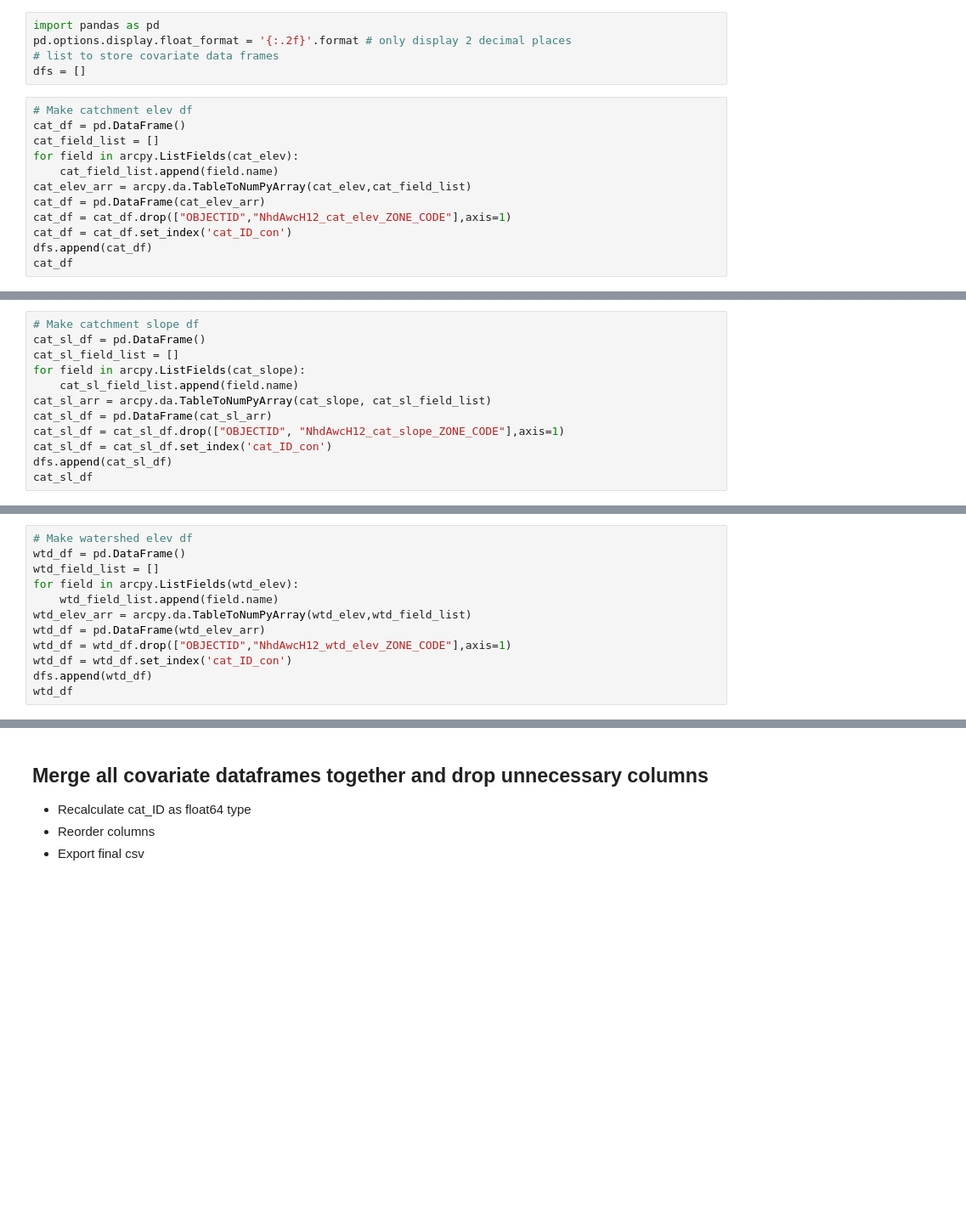
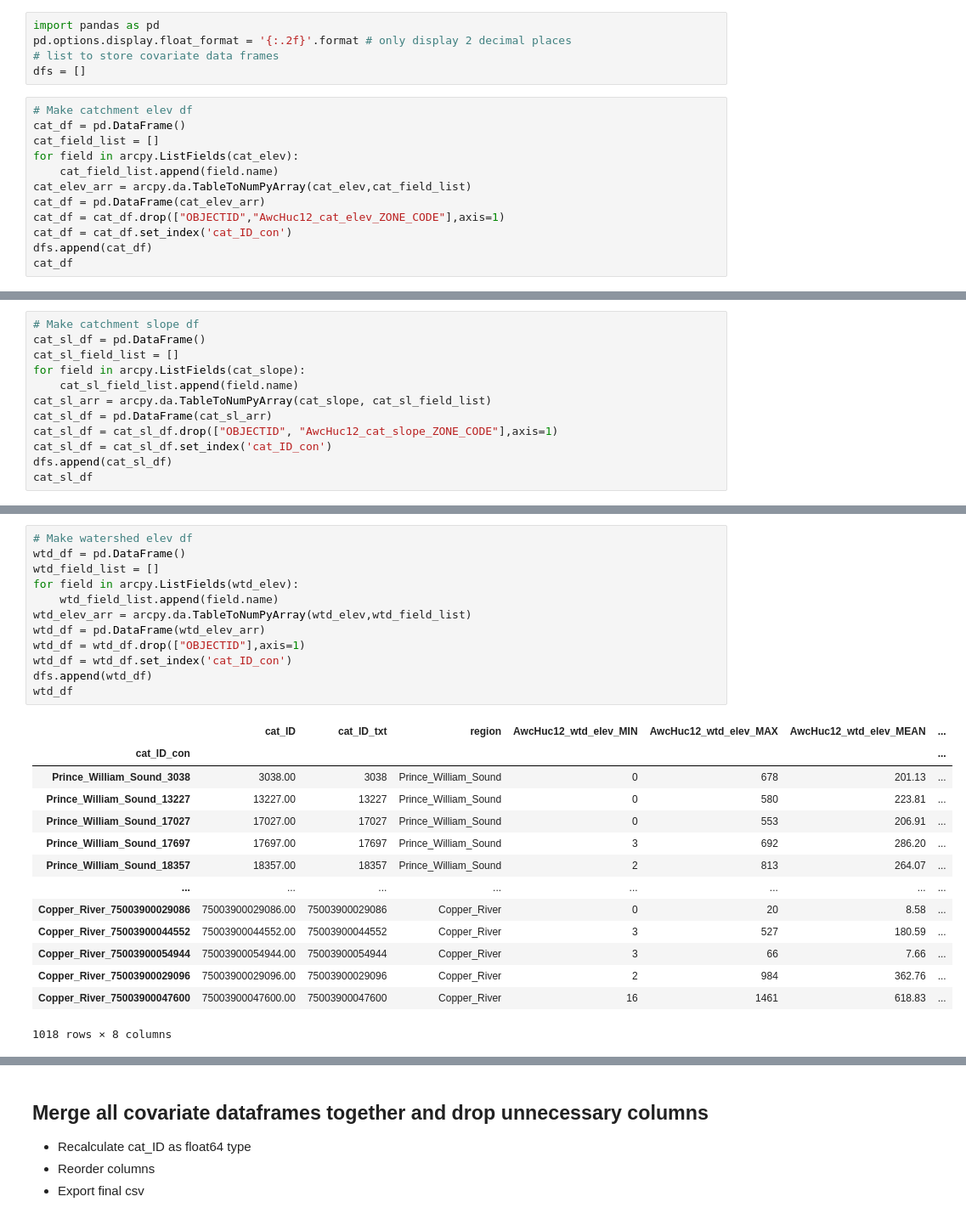
Before and after one commit to erinlarson/AKSSF, a Jupyter notebook: data_preparation/sensitivity_drivers/landcover/AKSSF_AWC_HUC12s_Covariates.ipynb, the cells around one changed output, grey strips where cells are left out. Shown at 85% size. Cells and saved outputs as stored; diff of their text form; blank space fills up the shorter version.

Commit message:
Finalize code for NHDPlus Regions and Prince William Sound. Run for all regions and export all tables.  Still need to qc in ArcGIS but script runs without error.

```diff
--- a/data_preparation/sensitivity_drivers/landcover/AKSSF_AWC_HUC12s_Covariates.ipynb
+++ b/data_preparation/sensitivity_drivers/landcover/AKSSF_AWC_HUC12s_Covariates.ipynb
@@ -2063,7 +2095,7 @@ for field in arcpy.ListFields(cat_elev):
     cat_field_list.append(field.name)
 cat_elev_arr = arcpy.da.TableToNumPyArray(cat_elev,cat_field_list)
 cat_df = pd.DataFrame(cat_elev_arr)
-cat_df = cat_df.drop(["OBJECTID","NhdAwcH12_cat_elev_ZONE_CODE"],axis=1)
+cat_df = cat_df.drop(["OBJECTID","AwcHuc12_cat_elev_ZONE_CODE"],axis=1)
 cat_df = cat_df.set_index('cat_ID_con')
 dfs.append(cat_df)
 cat_df
@@ -2075,7 +2122,7 @@ for field in arcpy.ListFields(cat_slope):
     cat_sl_field_list.append(field.name)
 cat_sl_arr = arcpy.da.TableToNumPyArray(cat_slope, cat_sl_field_list)
 cat_sl_df = pd.DataFrame(cat_sl_arr)
-cat_sl_df = cat_sl_df.drop(["OBJECTID", "NhdAwcH12_cat_slope_ZONE_CODE"],axis=1)
+cat_sl_df = cat_sl_df.drop(["OBJECTID", "AwcHuc12_cat_slope_ZONE_CODE"],axis=1)
 cat_sl_df = cat_sl_df.set_index('cat_ID_con')
 dfs.append(cat_sl_df)
 cat_sl_df
@@ -2082,15 +2144,30 @@ cat_sl_df
 # %%
 # Make watershed elev df
 wtd_df = pd.DataFrame()
 wtd_field_list = []
 for field in arcpy.ListFields(wtd_elev):
     wtd_field_list.append(field.name)
 wtd_elev_arr = arcpy.da.TableToNumPyArray(wtd_elev,wtd_field_list)
 wtd_df = pd.DataFrame(wtd_elev_arr)
-wtd_df = wtd_df.drop(["OBJECTID","NhdAwcH12_wtd_elev_ZONE_CODE"],axis=1)
+wtd_df = wtd_df.drop(["OBJECTID"],axis=1)
 wtd_df = wtd_df.set_index('cat_ID_con')
 dfs.append(wtd_df)
 wtd_df
+# %% [output]
+|  | cat_ID | cat_ID_txt | region | AwcHuc12_wtd_elev_MIN | AwcHuc12_wtd_elev_MAX | AwcHuc12_wtd_elev_MEAN | ... |
+| cat_ID_con |  |  |  |  |  |  | ... |
+| Prince_William_Sound_3038 | 3038.00 | 3038 | Prince_William_Sound | 0 | 678 | 201.13 | ... |
+| Prince_William_Sound_13227 | 13227.00 | 13227 | Prince_William_Sound | 0 | 580 | 223.81 | ... |
+| Prince_William_Sound_17027 | 17027.00 | 17027 | Prince_William_Sound | 0 | 553 | 206.91 | ... |
+| Prince_William_Sound_17697 | 17697.00 | 17697 | Prince_William_Sound | 3 | 692 | 286.20 | ... |
+| Prince_William_Sound_18357 | 18357.00 | 18357 | Prince_William_Sound | 2 | 813 | 264.07 | ... |
+| ... | ... | ... | ... | ... | ... | ... | ... |
+| Copper_River_75003900029086 | 75003900029086.00 | 75003900029086 | Copper_River | 0 | 20 | 8.58 | ... |
+| Copper_River_75003900044552 | 75003900044552.00 | 75003900044552 | Copper_River | 3 | 527 | 180.59 | ... |
+| Copper_River_75003900054944 | 75003900054944.00 | 75003900054944 | Copper_River | 3 | 66 | 7.66 | ... |
+| Copper_River_75003900029096 | 75003900029096.00 | 75003900029096 | Copper_River | 2 | 984 | 362.76 | ... |
+| Copper_River_75003900047600 | 75003900047600.00 | 75003900047600 | Copper_River | 16 | 1461 | 618.83 | ... |
+1018 rows × 8 columns
 # %%
 # Make watershed slope df
 wtd_sl_df = pd.DataFrame()
```
Also changed, not shown: parts of 20 cells of this notebook, 20 other files.
